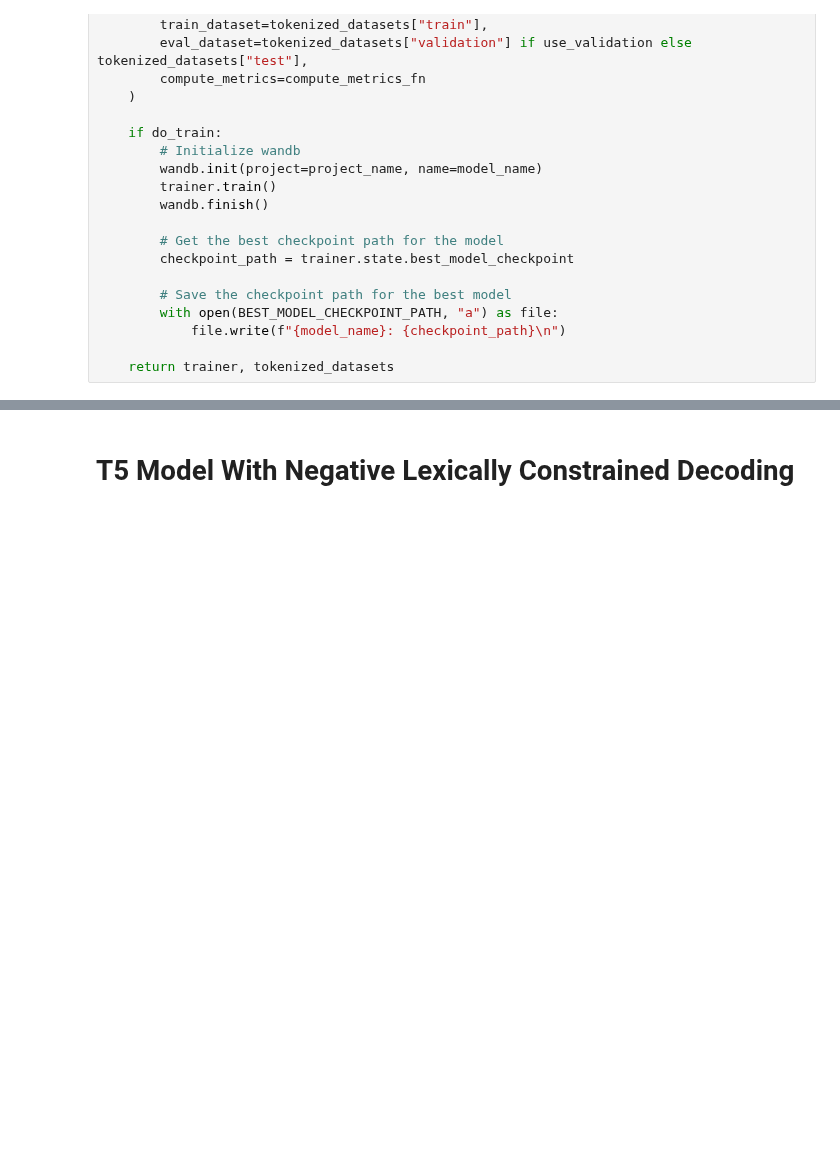
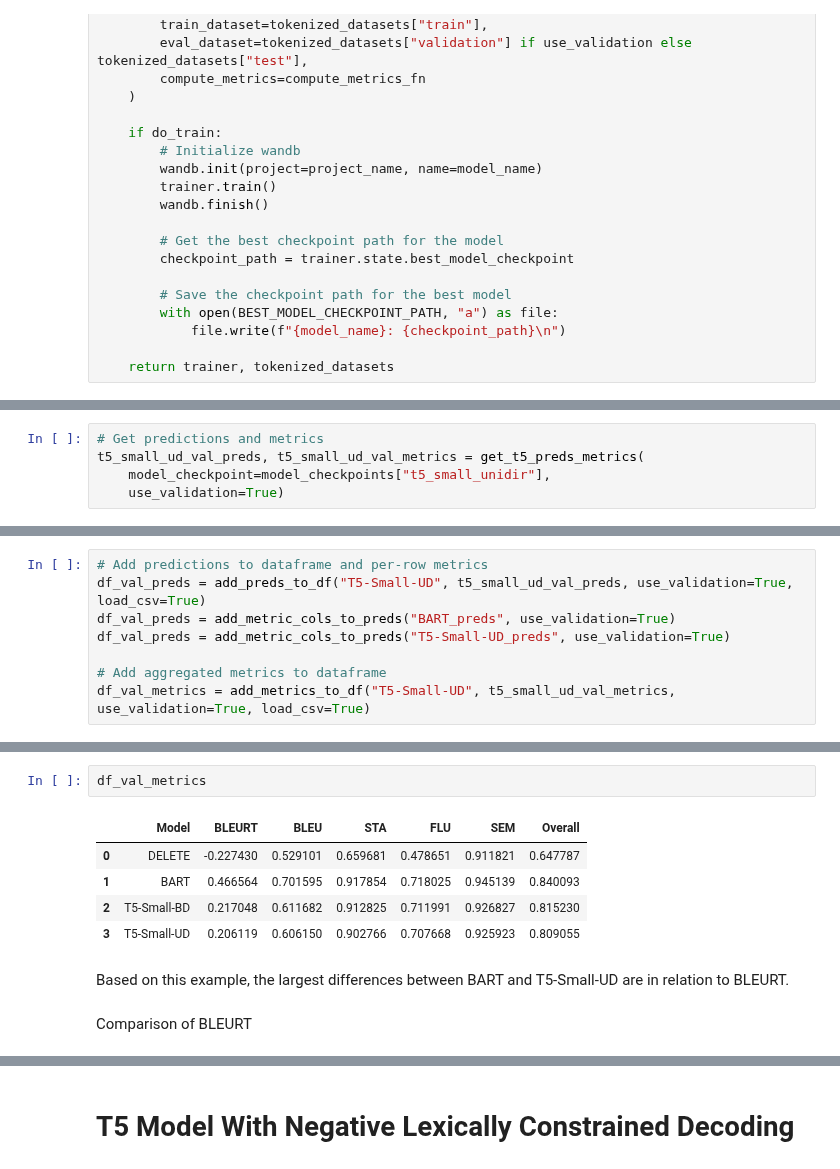
Before and after one commit to garyukong/T5-TextDetoxification, a Jupyter notebook: notebooks/4_Evaluation.ipynb, the cells around one changed output, grey strips where cells are left out. Cells and saved outputs as stored; diff of their text form; blank space fills up the shorter version.

Commit message:
Comparison of sentences

```diff
--- a/notebooks/4_Evaluation.ipynb
+++ b/notebooks/4_Evaluation.ipynb
@@ -1050,0 +1218,5 @@ Special tokens have been added in the vocabulary, make sure the associated word
+# %%
+# Get predictions and metrics
+t5_small_ud_val_preds, t5_small_ud_val_metrics = get_t5_preds_metrics(
+    model_checkpoint=model_checkpoints["t5_small_unidir"],
+    use_validation=True)
@@ -1050,0 +1232,8 @@ Special tokens have been added in the vocabulary, make sure the associated word
+# %%
+# Add predictions to dataframe and per-row metrics
+df_val_preds = add_preds_to_df("T5-Small-UD", t5_small_ud_val_preds, use_validation=True, load_csv=True)
+df_val_preds = add_metric_cols_to_preds("BART_preds", use_validation=True)
+df_val_preds = add_metric_cols_to_preds("T5-Small-UD_preds", use_validation=True)
+
+# Add aggregated metrics to dataframe
+df_val_metrics = add_metrics_to_df("T5-Small-UD", t5_small_ud_val_metrics, use_validation=True, load_csv=True)
@@ -1050,0 +1255,12 @@ Special tokens have been added in the vocabulary, make sure the associated word
+# %%
+df_val_metrics
+# %% [output]
+|  | Model | BLEURT | BLEU | STA | FLU | SEM | Overall |
+| 0 | DELETE | -0.227430 | 0.529101 | 0.659681 | 0.478651 | 0.911821 | 0.647787 |
+| 1 | BART | 0.466564 | 0.701595 | 0.917854 | 0.718025 | 0.945139 | 0.840093 |
+| 2 | T5-Small-BD | 0.217048 | 0.611682 | 0.912825 | 0.711991 | 0.926827 | 0.815230 |
+| 3 | T5-Small-UD | 0.206119 | 0.606150 | 0.902766 | 0.707668 | 0.925923 | 0.809055 |
+# %% [markdown]
+Based on this example, the largest differences between BART and T5-Small-UD are in relation to BLEURT.
+# %% [markdown]
+Comparison of BLEURT
```
Also changed, not shown: parts of 51 cells of this notebook, 5 other files.
